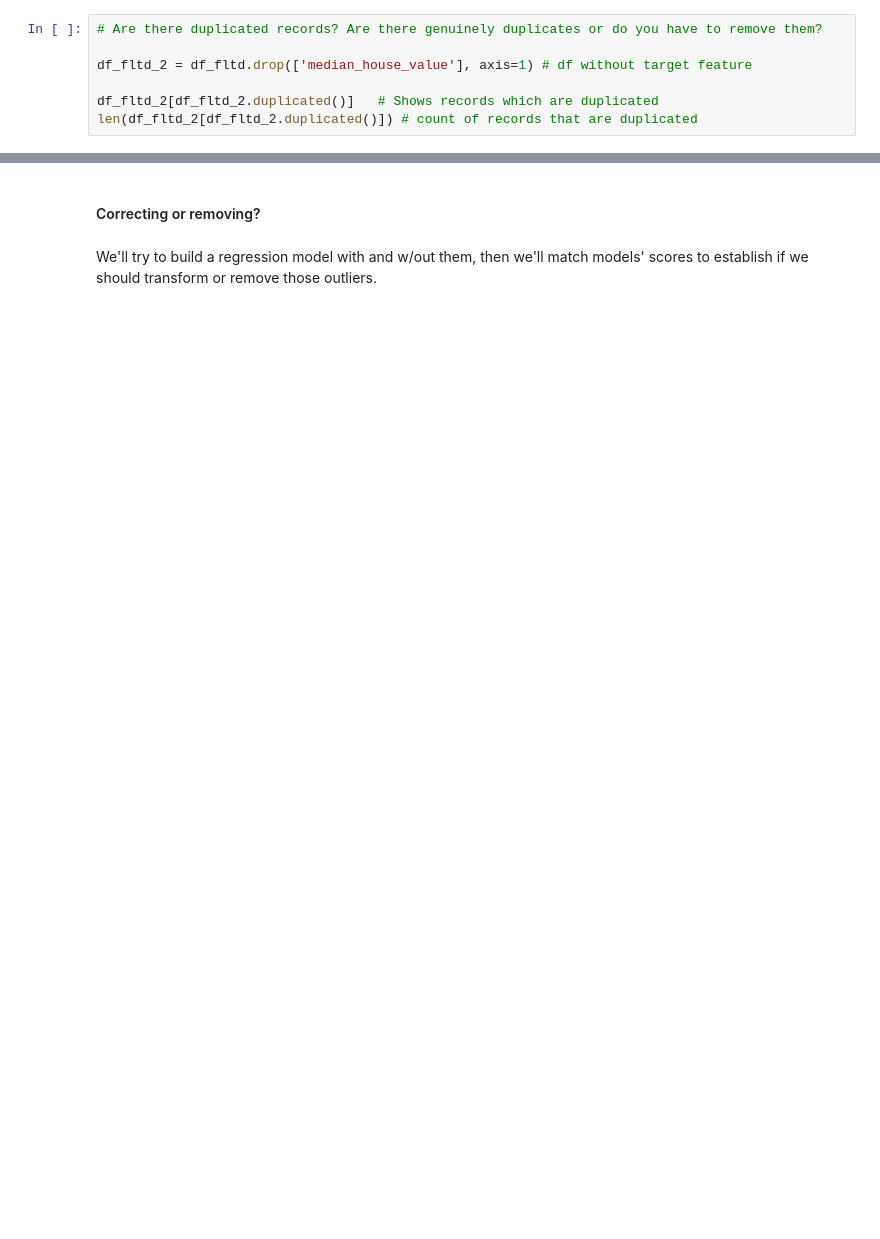
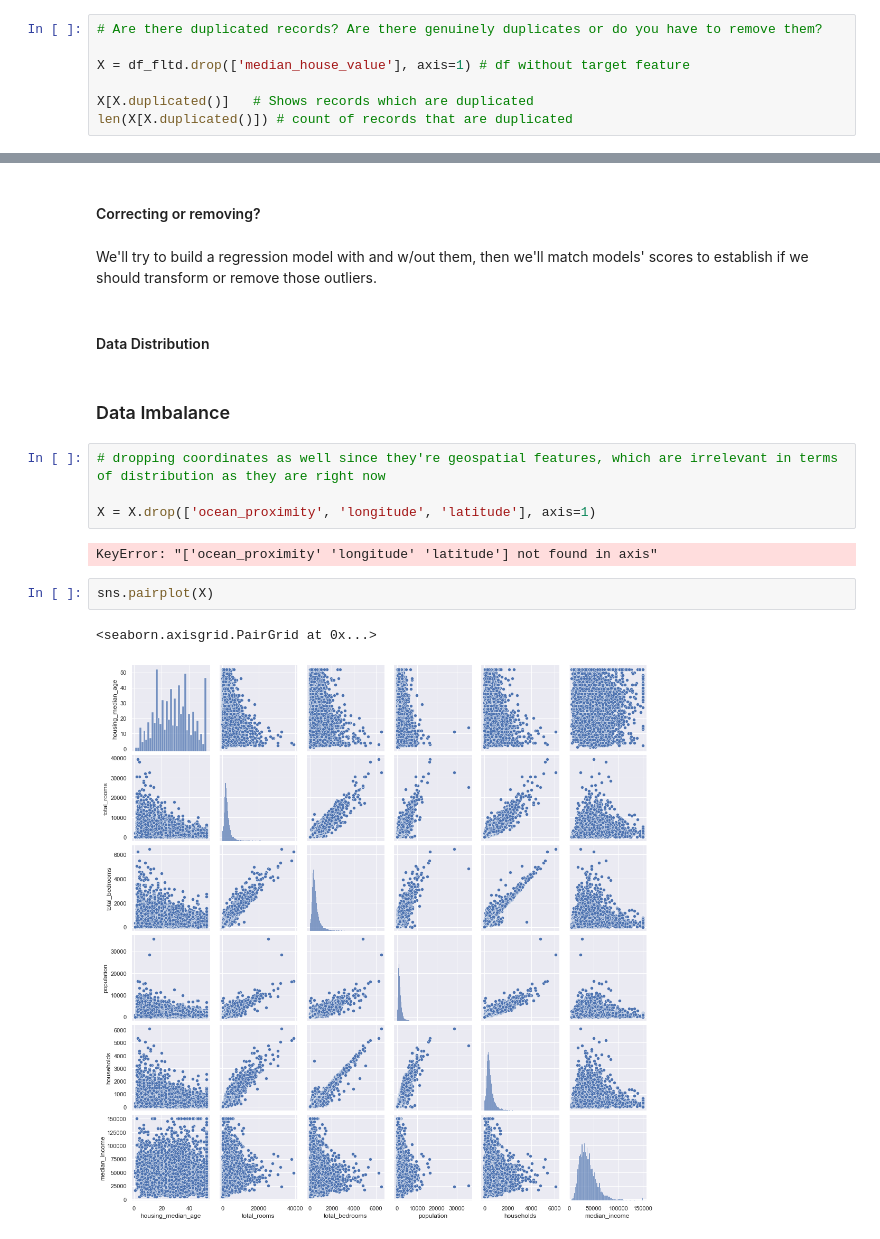
Before and after one commit to adilsmh/House-Market-Prediction, a Jupyter notebook: notebook/notebook_EDA.ipynb, the cells around one changed output, grey strips where cells are left out. Saved outputs shown, nothing was run; the diff lists cells and outputs as text; blank space fills up the shorter version.

```diff
--- a/notebook/notebook_EDA.ipynb
+++ b/notebook/notebook_EDA.ipynb
@@ -207,10 +207,10 @@ We could deduct the house median value increases as the median income and median
 # %%
 # Are there duplicated records? Are there genuinely duplicates or do you have to remove them?
 
-df_fltd_2 = df_fltd.drop(['median_house_value'], axis=1) # df without target feature
+X = df_fltd.drop(['median_house_value'], axis=1) # df without target feature
 
-df_fltd_2[df_fltd_2.duplicated()]   # Shows records which are duplicated
-len(df_fltd_2[df_fltd_2.duplicated()]) # count of records that are duplicated
+X[X.duplicated()]   # Shows records which are duplicated
+len(X[X.duplicated()]) # count of records that are duplicated
 # %% [output]
 0
 # %% [markdown]
@@ -239,6 +239,21 @@ It seems there are no artificial/non-natural outliers given the context, thus we
 #### Correcting or removing?
 # %% [markdown]
 We'll try to build a regression model with and w/out them, then we'll match models' scores to establish if we should transform or remove those outliers.
+# %% [markdown]
+#### Data Distribution
+# %% [markdown]
+### Data Imbalance
+# %%
+# dropping coordinates as well since they're geospatial features, which are irrelevant in terms of distribution as they are right now
+
+X = X.drop(['ocean_proximity', 'longitude', 'latitude'], axis=1)
+# %% [output]
+KeyError: "['ocean_proximity' 'longitude' 'latitude'] not found in axis"
+# %%
+sns.pairplot(X)
+# %% [output]
+<seaborn.axisgrid.PairGrid at 0x...>
+[figure, added]
 # %% [markdown]
 ### Scaling <a class="anchor" id="Scaling"></a>
 
```
Also changed, not shown: parts of 4 cells of this notebook.
